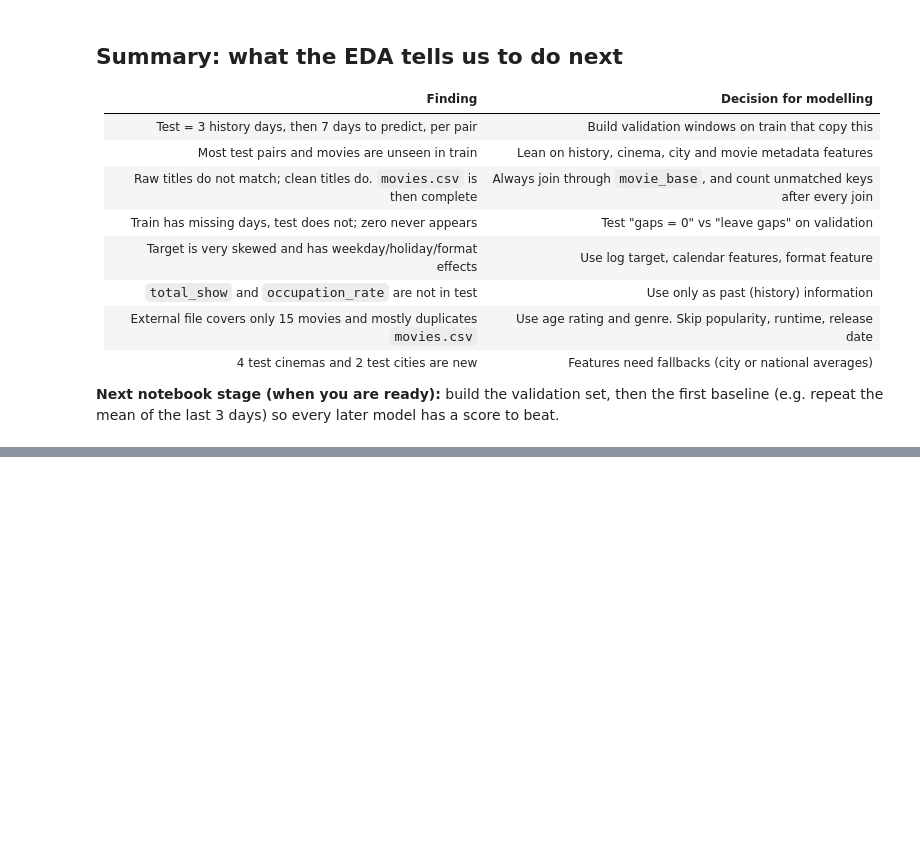
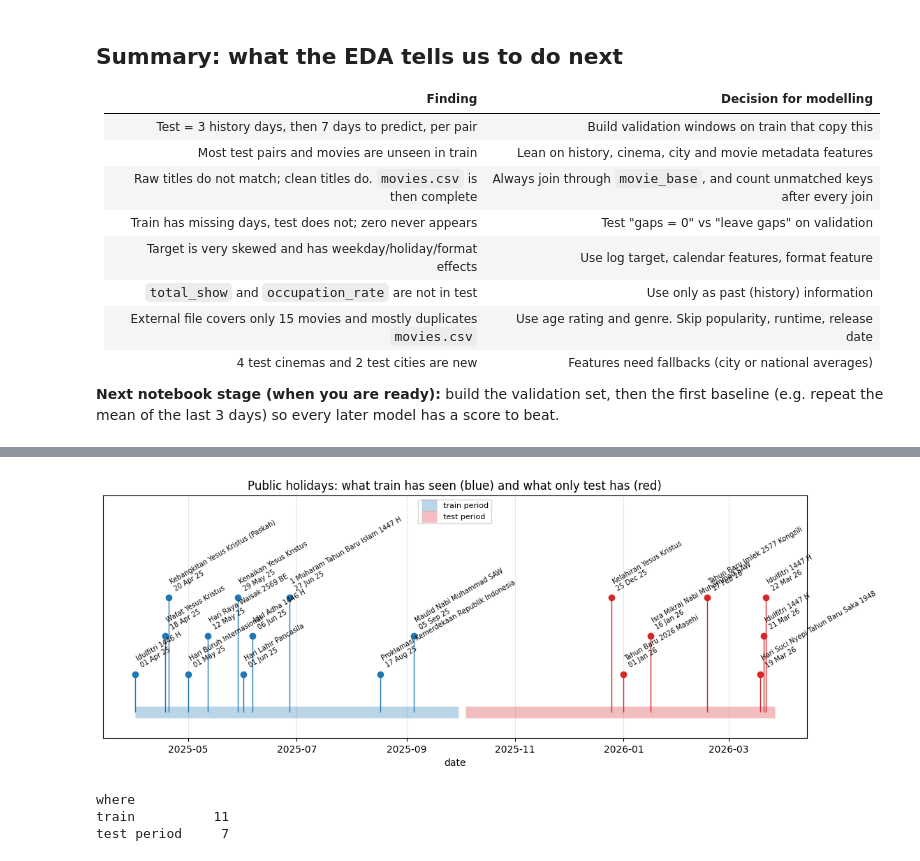
Before and after one commit to brknzzz/harga-tiket-bioskop, a Jupyter notebook: main-2.ipynb, the cells around one changed output, grey strips where cells are left out. Drawn from its saved outputs; the diff is of its cells as text; code cells hidden in the pictures; blank space fills up the shorter version.

```diff
--- a/main-2.ipynb
+++ b/main-2.ipynb
@@ -610,0 +749,34 @@ plt.tight_layout(); plt.show()
+# %%
+hol = (holidays.loc[holidays.holiday_tipe == "holiday", ["date", "holiday_name"]]
+               .sort_values("date").reset_index(drop=True))
+t0, t1 = train.date_show.min(), train.date_show.max()
+s0, s1 = test.date_show.min(),  test.date_show.max()
+
+def where(d):
+    if t0 <= d <= t1: return "train"
+    if s0 <= d <= s1: return "test period"
+    return "outside both"
+
+hol["where"] = hol.date.map(where)
+colors = {"train": "tab:blue", "test period": "tab:red", "outside both": "gray"}
+
+fig, ax = plt.subplots(figsize=(13, 4.5))
+ax.hlines(0, t0, t1, color="tab:blue", lw=12, alpha=0.3, label="train period")
+ax.hlines(0, s0, s1, color="tab:red",  lw=12, alpha=0.3, label="test period")
+for i, r in hol.iterrows():
+    y = 0.6 + (i % 3) * 0.6                    # stagger heights so labels do not overlap
+    ax.vlines(r.date, 0, y, color=colors[r["where"]], lw=1)
+    ax.plot(r.date, y, "o", color=colors[r["where"]])
+    ax.text(r.date, y + 0.08, f"{r.holiday_name}\n{r.date:%d %b %y}",
+            fontsize=7, rotation=30, ha="left", va="bottom")
+ax.set_ylim(-0.4, 3.4); ax.set_yticks([])
+ax.set_title("Public holidays: what train has seen (blue) and what only test has (red)")
+ax.set_xlabel("date"); ax.legend(loc="upper center", fontsize=8)
+plt.show()
+
+print(hol["where"].value_counts().to_string())
+# %% [output]
+[figure, added]
+where
+train          11
+test period     7
```
Also changed, not shown: parts of 15 cells of this notebook.
